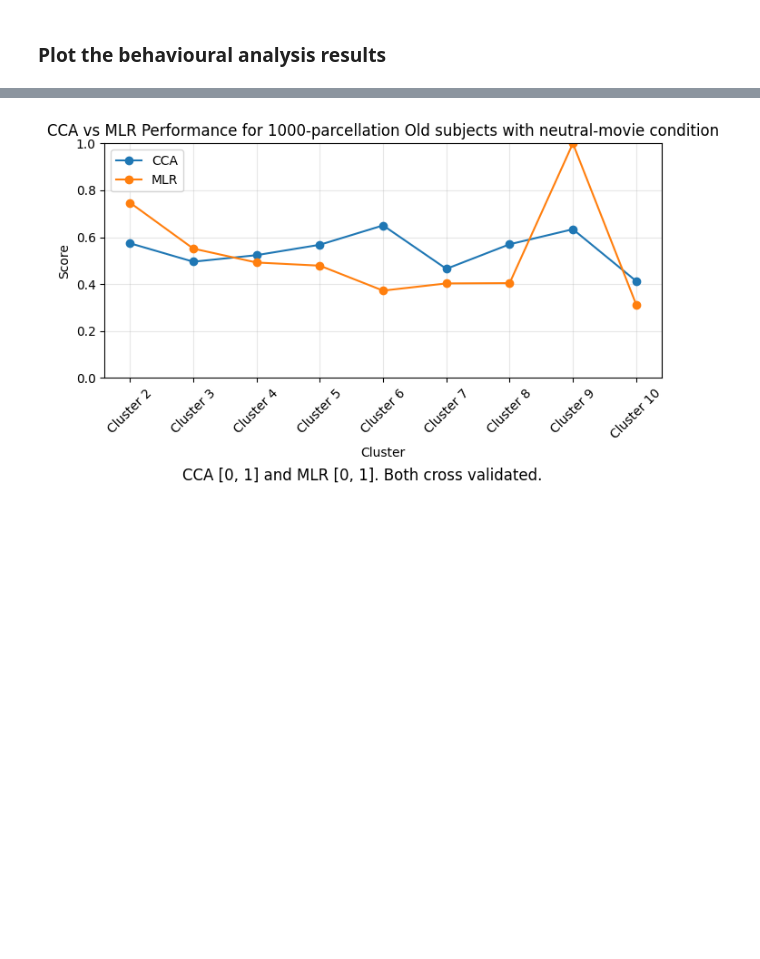
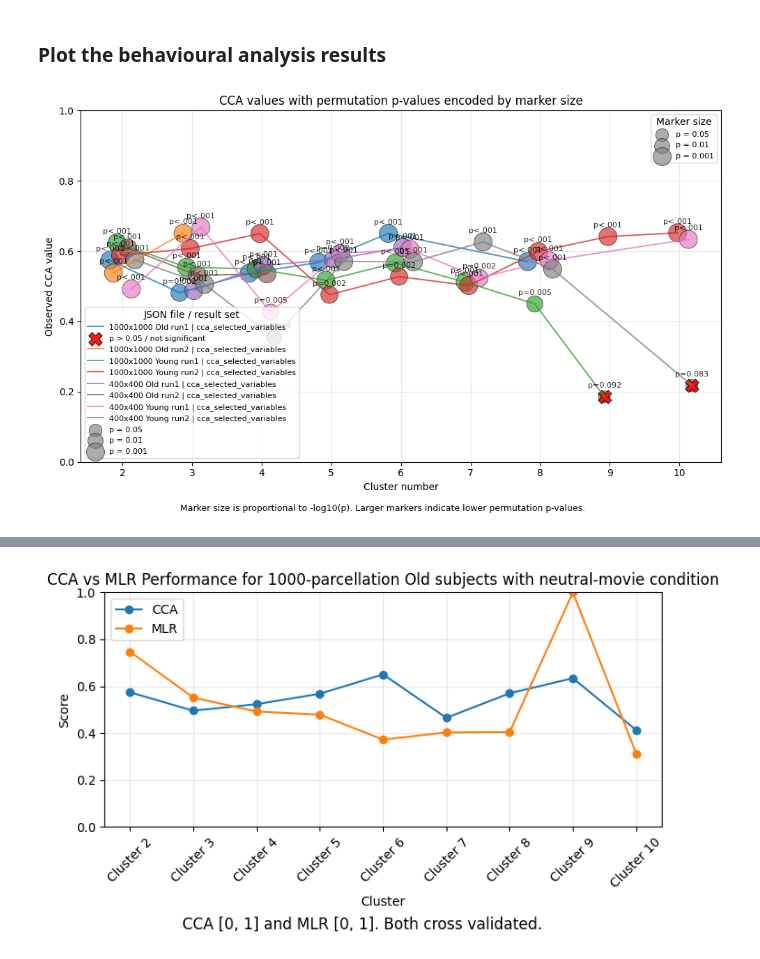
Before and after one commit to Oddrne/Master-Thesis-Autoencoder-and-UMAP-clustering-on-functional-connectivity, a Jupyter notebook: main.ipynb, the cells around one changed output, grey strips where cells are left out. Drawn from its saved outputs; the diff is of its cells as text; code cells hidden in the pictures; blank space fills up the shorter version.

Commit message:
Did a p-value analysis of the CCA and MLR values

```diff
--- a/main.ipynb
+++ b/main.ipynb
@@ -640,2 +683,32 @@ Saved permutation results to: Results\400x400_Young_run2_permutation_tests_selec
 # %% [markdown]
 ### Plot the behavioural analysis results
+# %%
+# Plot the p-values
+from Evaluate_p_values import plot_cca_with_pvalue_markers_from_jsons
+df_plot = plot_cca_with_pvalue_markers_from_jsons(
+    json_paths=[
+        r"Results\\400x400_Old_run1_permutation_tests_selected_variables.json",
+        r"Results\\400x400_Old_run2_permutation_tests_selected_variables.json",
+        r"Results\\400x400_Young_run1_permutation_tests_selected_variables.json",
+        r"Results\\400x400_Young_run2_permutation_tests_selected_variables.json",
+        r"Results\\1000x1000_Old_run1_permutation_tests_selected_variables.json",
+        r"Results\\1000x1000_Old_run2_permutation_tests_selected_variables.json",
+        r"Results\\1000x1000_Young_run1_permutation_tests_selected_variables.json",
+        r"Results\\1000x1000_Young_run2_permutation_tests_selected_variables.json",
+    ],
+    labels=[
+        "400x400 Old run1",
+        "400x400 Old run2",
+        "400x400 Young run1",
+        "400x400 Young run2",
+        "1000x1000 Old run1",
+        "1000x1000 Old run2",
+        "1000x1000 Young run1",
+        "1000x1000 Young run2",
+    ],
+    selected_variable_key="cca_selected_variables",
+    figsize=(10, 6),
+    save_path=r"Figures\\CCA_and_pvalues_cca_selected_variables.png",
+)
+# %% [output]
+[figure, added]
```
Also changed, not shown: parts of 6 cells of this notebook, 24 other files.
